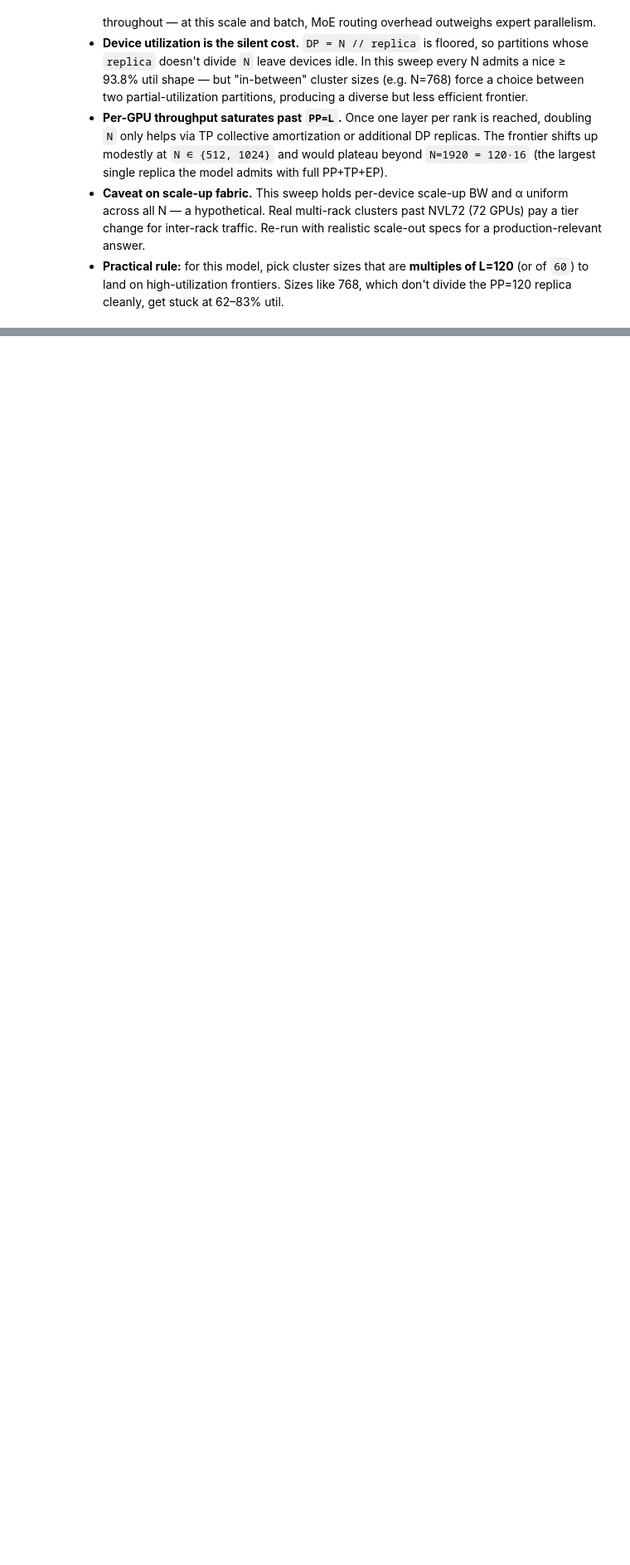
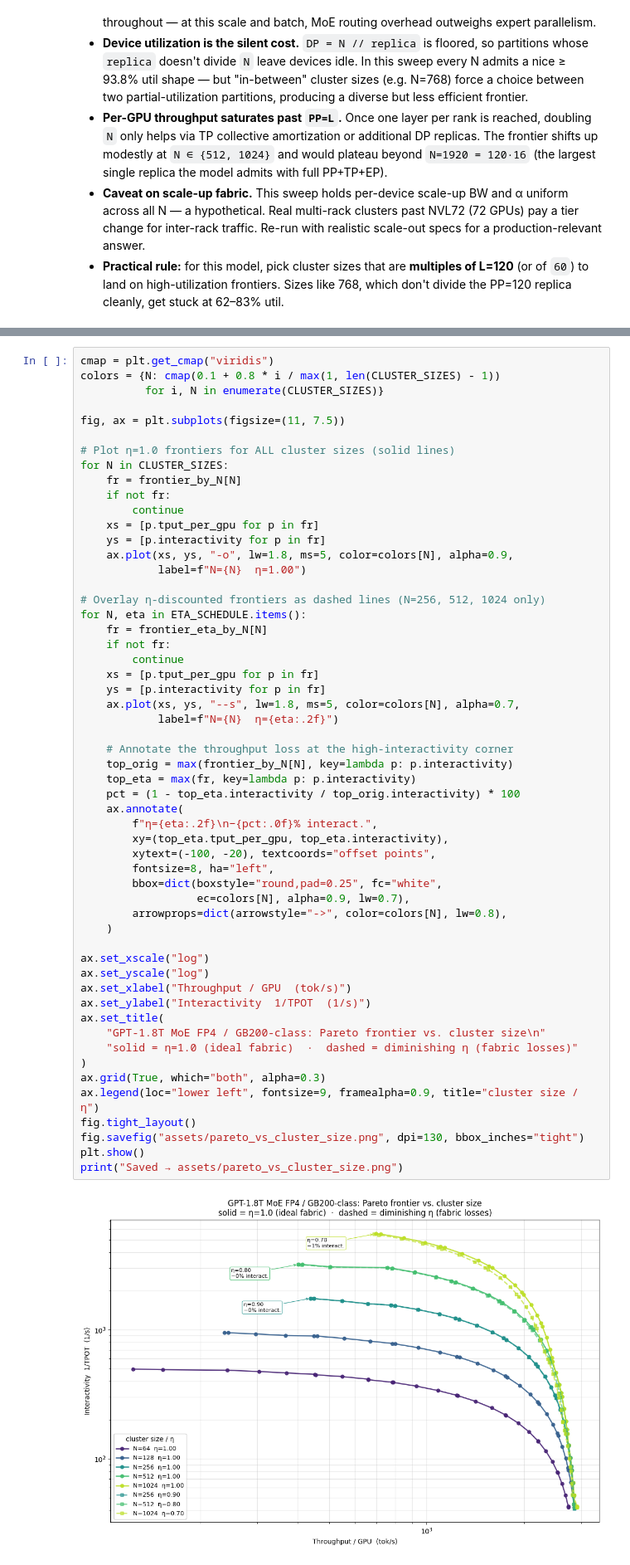
Before and after one commit to spiceMonkey/llm_perf, a Jupyter notebook: pareto_vs_cluster_size.ipynb, the cells around one changed output, grey strips where cells are left out. Shown at 83% size. Drawn from its saved outputs; the diff is of its cells as text; blank space fills up the shorter version.

```diff
--- a/pareto_vs_cluster_size.ipynb
+++ b/pareto_vs_cluster_size.ipynb
@@ -289,0 +287,57 @@ plt.show()
+# %%
+cmap = plt.get_cmap("viridis")
+colors = {N: cmap(0.1 + 0.8 * i / max(1, len(CLUSTER_SIZES) - 1))
+          for i, N in enumerate(CLUSTER_SIZES)}
+
+fig, ax = plt.subplots(figsize=(11, 7.5))
+
+# Plot η=1.0 frontiers for ALL cluster sizes (solid lines)
+for N in CLUSTER_SIZES:
+    fr = frontier_by_N[N]
+    if not fr:
+        continue
+    xs = [p.tput_per_gpu for p in fr]
+    ys = [p.interactivity for p in fr]
+    ax.plot(xs, ys, "-o", lw=1.8, ms=5, color=colors[N], alpha=0.9,
+            label=f"N={N}  η=1.00")
+
+# Overlay η-discounted frontiers as dashed lines (N=256, 512, 1024 only)
+for N, eta in ETA_SCHEDULE.items():
+    fr = frontier_eta_by_N[N]
+    if not fr:
+        continue
+    xs = [p.tput_per_gpu for p in fr]
+    ys = [p.interactivity for p in fr]
+    ax.plot(xs, ys, "--s", lw=1.8, ms=5, color=colors[N], alpha=0.7,
+            label=f"N={N}  η={eta:.2f}")
+
+    # Annotate the throughput loss at the high-interactivity corner
+    top_orig = max(frontier_by_N[N], key=lambda p: p.interactivity)
+    top_eta = max(fr, key=lambda p: p.interactivity)
+    pct = (1 - top_eta.interactivity / top_orig.interactivity) * 100
+    ax.annotate(
+        f"η={eta:.2f}\n−{pct:.0f}% interact.",
+        xy=(top_eta.tput_per_gpu, top_eta.interactivity),
+        xytext=(-100, -20), textcoords="offset points",
+        fontsize=8, ha="left",
+        bbox=dict(boxstyle="round,pad=0.25", fc="white",
+                  ec=colors[N], alpha=0.9, lw=0.7),
+        arrowprops=dict(arrowstyle="->", color=colors[N], lw=0.8),
+    )
+
+ax.set_xscale("log")
+ax.set_yscale("log")
+ax.set_xlabel("Throughput / GPU  (tok/s)")
+ax.set_ylabel("Interactivity  1/TPOT  (1/s)")
+ax.set_title(
+    "GPT-1.8T MoE FP4 / GB200-class: Pareto frontier vs. cluster size\n"
+    "solid = η=1.0 (ideal fabric)  ·  dashed = diminishing η (fabric losses)"
+)
+ax.grid(True, which="both", alpha=0.3)
+ax.legend(loc="lower left", fontsize=9, framealpha=0.9, title="cluster size / η")
+fig.tight_layout()
+fig.savefig("assets/pareto_vs_cluster_size.png", dpi=130, bbox_inches="tight")
+plt.show()
+print("Saved → assets/pareto_vs_cluster_size.png")
+# %% [output]
+[figure, added]
```
Also changed, not shown: parts of 5 cells of this notebook, 9 other files.
